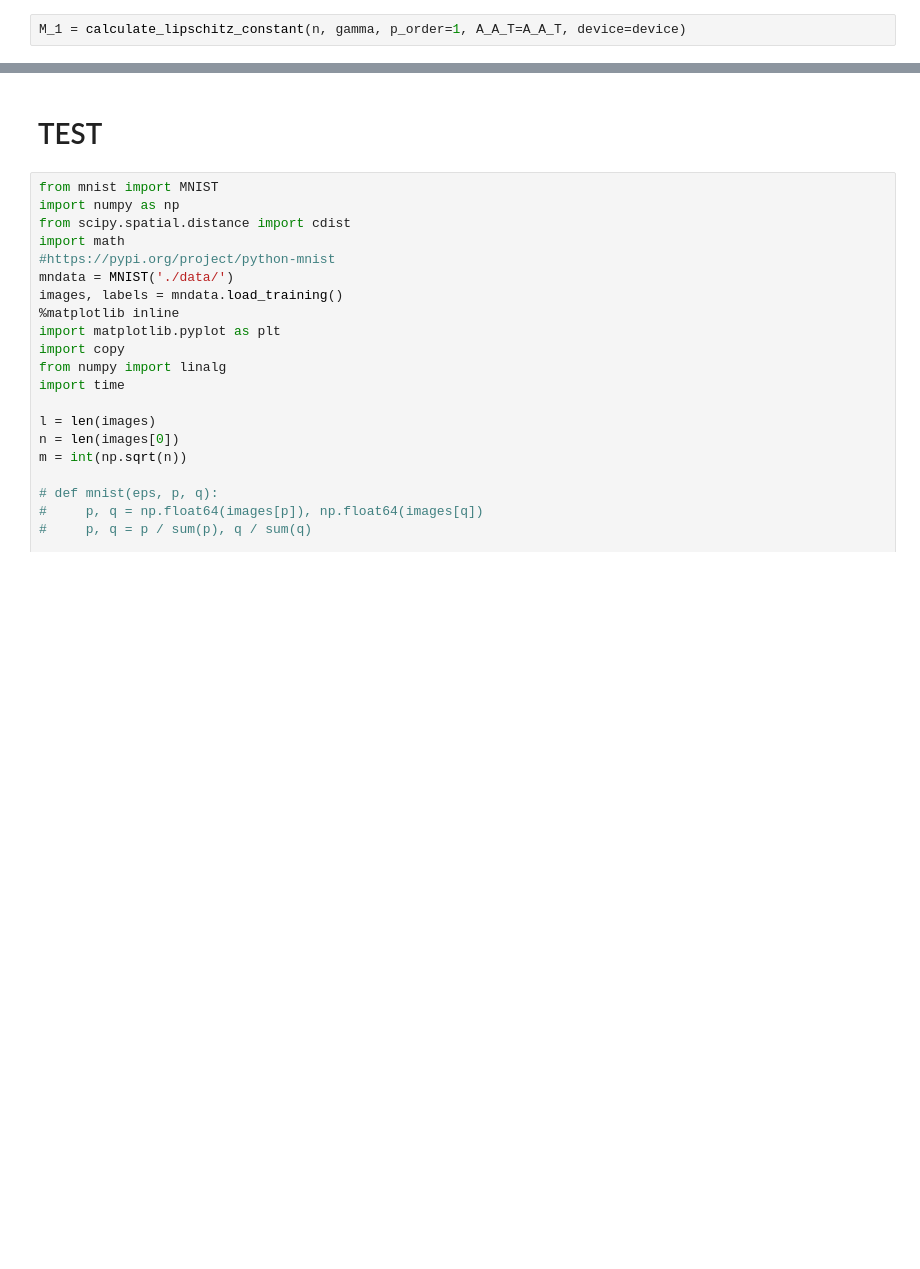
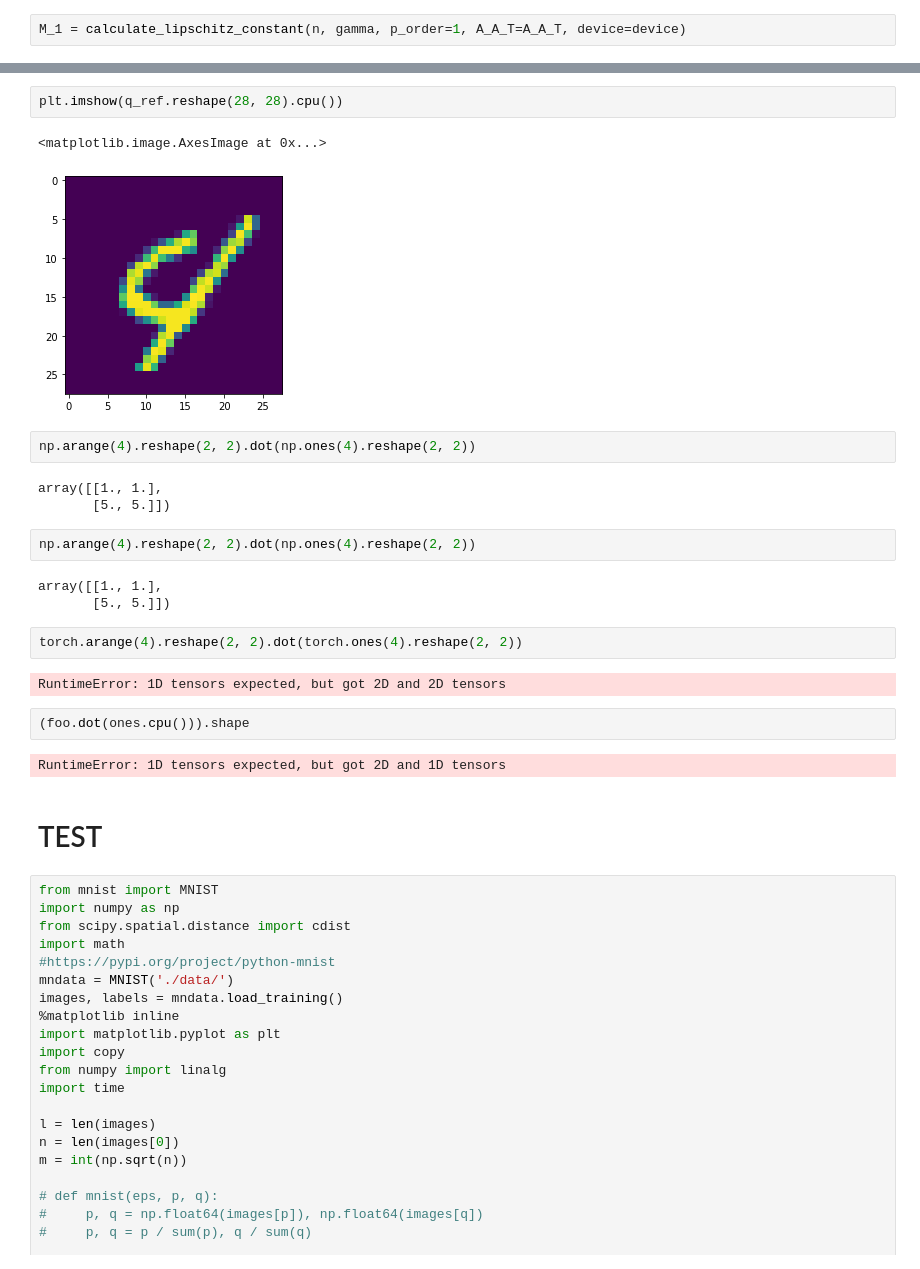
Before and after one commit to postrou/OPTAMI, a Jupyter notebook: primal_dual.ipynb, the cells around one changed output, grey strips where cells are left out. Saved outputs shown, nothing was run; the diff lists cells and outputs as text; blank space fills up the shorter version.

```diff
--- a/primal_dual.ipynb
+++ b/primal_dual.ipynb
@@ -177,3 +202,26 @@ KeyboardInterrupt:
+# %%
+plt.imshow(q_ref.reshape(28, 28).cpu())
+# %% [output]
+<matplotlib.image.AxesImage at 0x...>
+[figure, added]
+# %%
+np.arange(4).reshape(2, 2).dot(np.ones(4).reshape(2, 2))
+# %% [output]
+array([[1., 1.],
+       [5., 5.]])
+# %%
+np.arange(4).reshape(2, 2).dot(np.ones(4).reshape(2, 2))
+# %% [output]
+array([[1., 1.],
+       [5., 5.]])
+# %%
+torch.arange(4).reshape(2, 2).dot(torch.ones(4).reshape(2, 2))
+# %% [output]
+RuntimeError: 1D tensors expected, but got 2D and 2D tensors
+# %%
+(foo.dot(ones.cpu())).shape
+# %% [output]
+RuntimeError: 1D tensors expected, but got 2D and 1D tensors
 # %% [markdown]
 # TEST
 # %%
```
Also changed, not shown: parts of 15 cells of this notebook.
